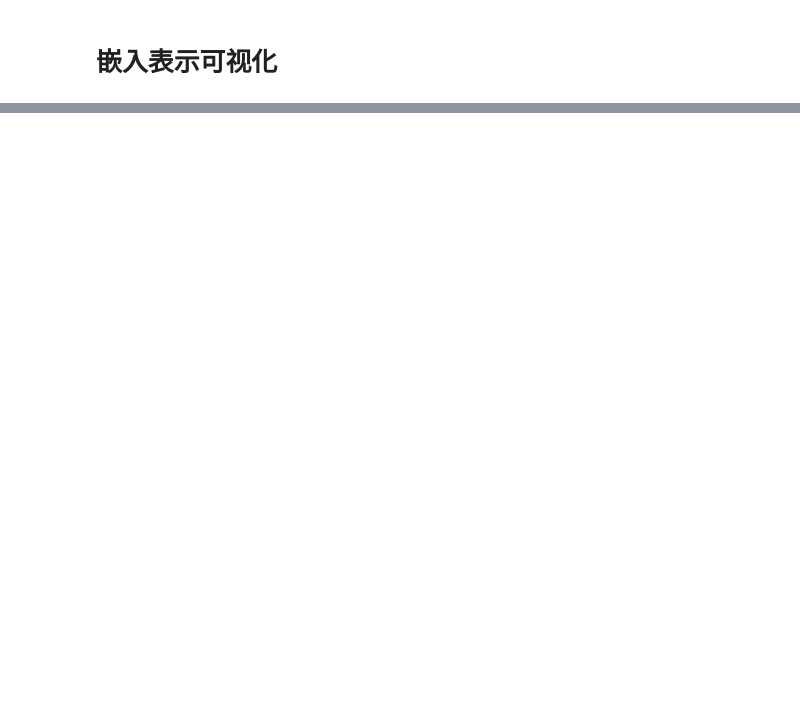
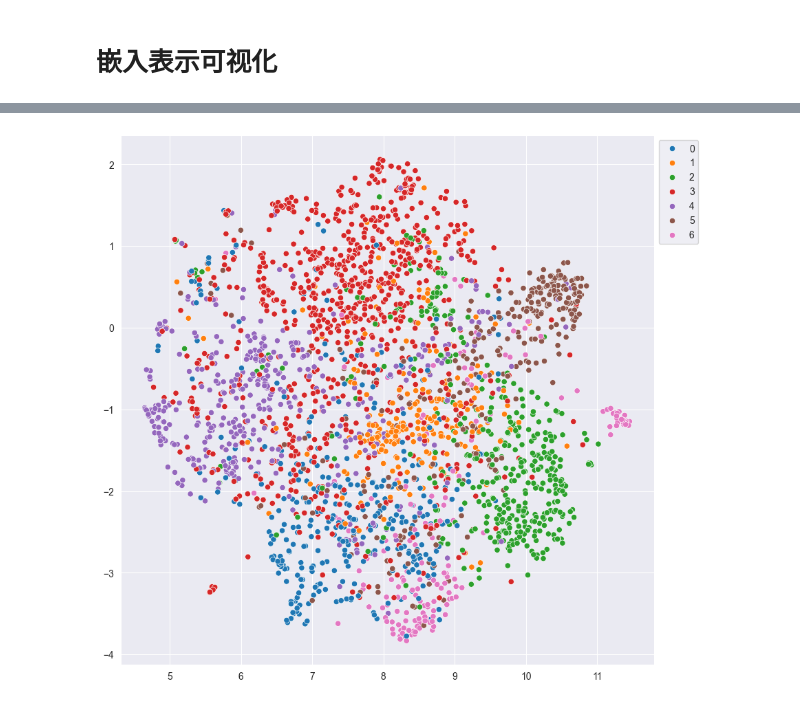
Before and after one commit to Andrew82106/-, a Jupyter notebook: 实操/图神经网络/labs/GraphSAGE.ipynb, the cells around one changed output, grey strips where cells are left out. Cells and saved outputs as stored; diff of their text form; code cells hidden in the pictures; blank space fills up the shorter version.

```diff
--- a/实操/图神经网络/labs/GraphSAGE.ipynb
+++ b/实操/图神经网络/labs/GraphSAGE.ipynb
@@ -194,0 +210,8 @@ for n, y in enumerate(set(data.y.numpy())):
+# %%
+embd_x = UMAP().fit_transform(data.x.numpy())
+plt.figure(figsize=(10, 10))
+sns.scatterplot(x=embd_x.T[0], y=embd_x.T[1], hue=data.y.numpy(), palette=palette)
+plt.legend(bbox_to_anchor=(1,1), loc='upper left')
+plt.show()
+# %% [output]
+[figure, added]
```
Also changed, not shown: parts of 4 cells of this notebook, 2 other files.
